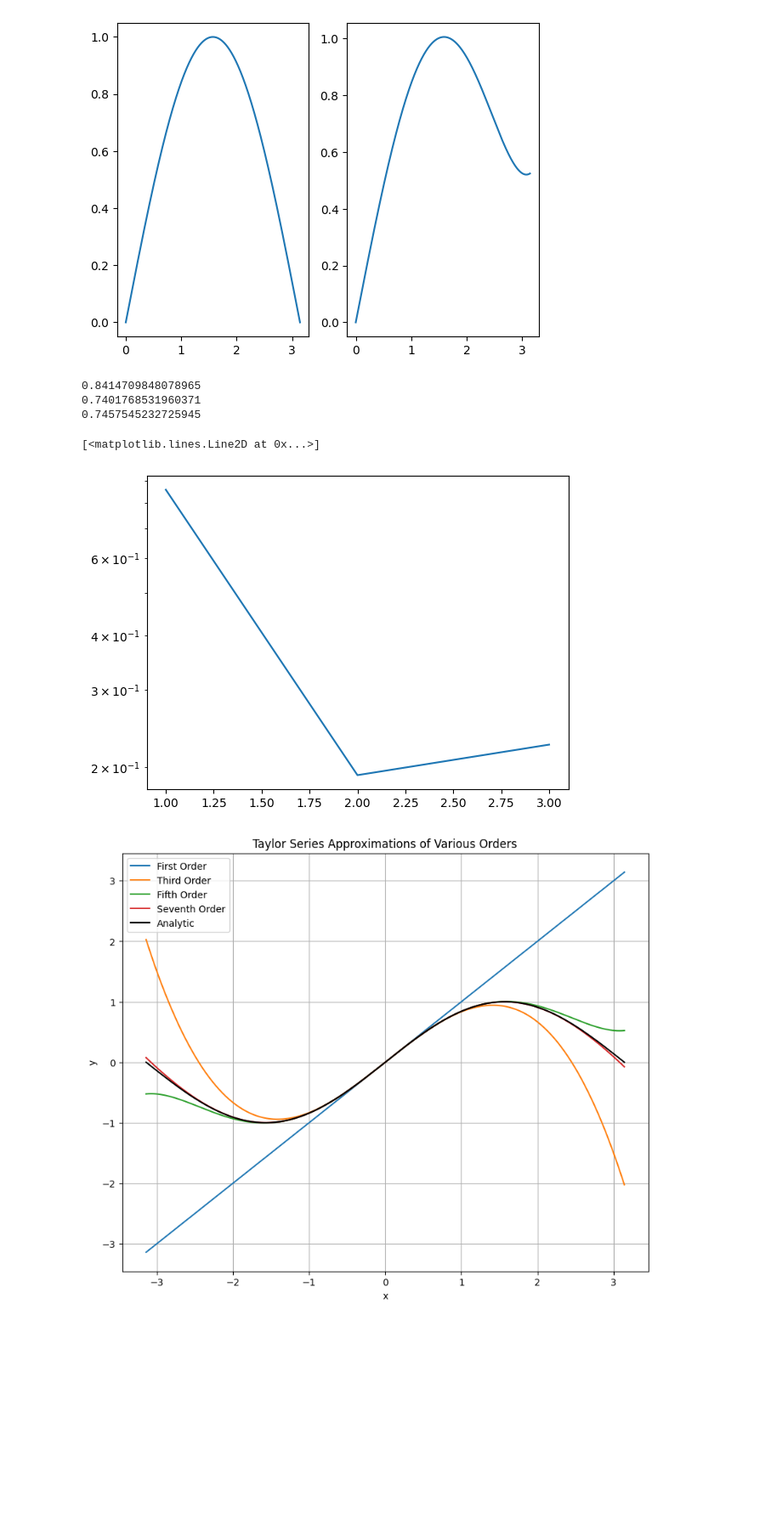
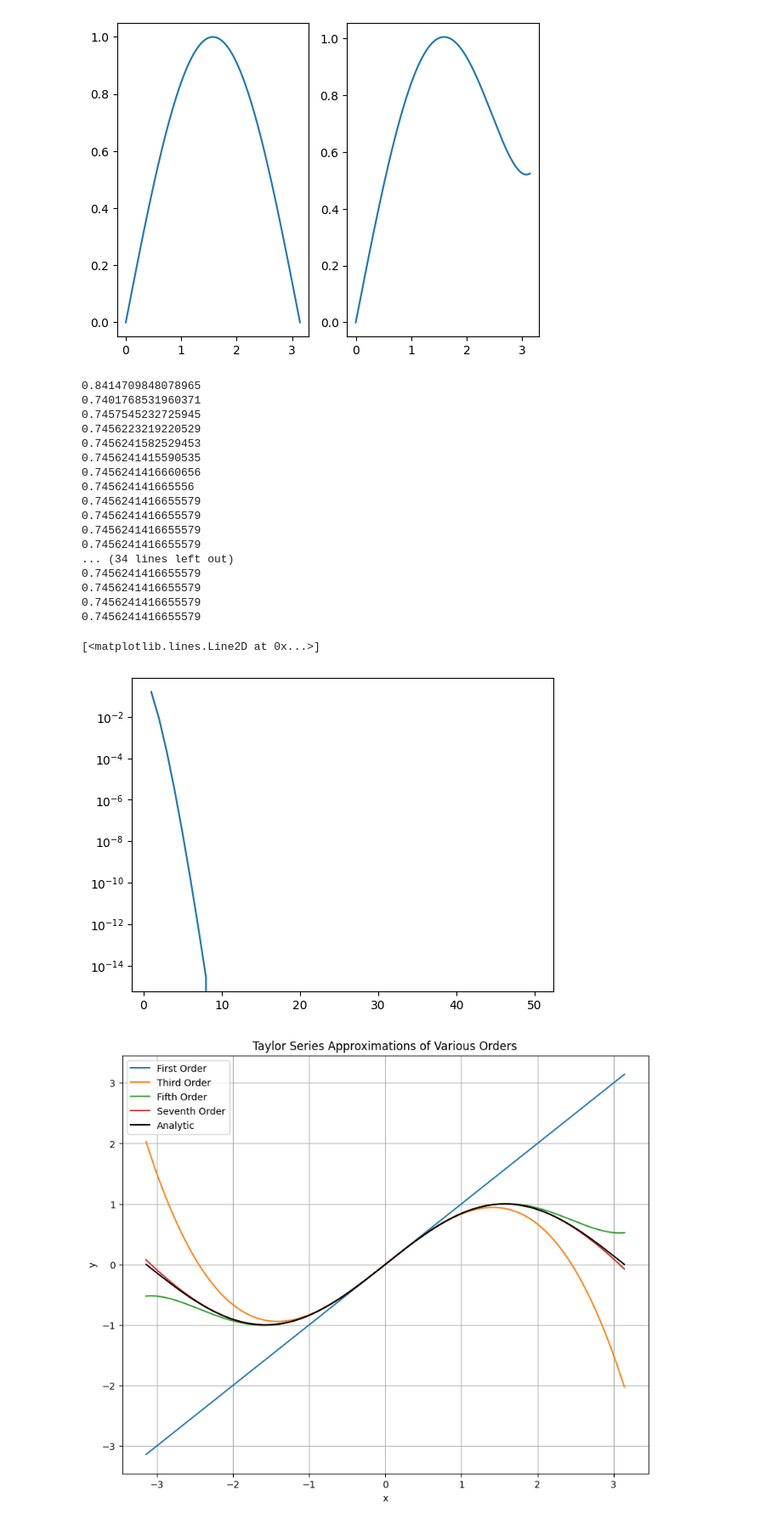
Before and after one commit to kalle6452/PDE, a Jupyter notebook: lab01.ipynb, the cells around one changed output. Shown at 85% size. Saved outputs shown, nothing was run; the diff lists cells and outputs as text; code cells hidden in the pictures; blank space fills up the shorter version.

```diff
--- a/lab01.ipynb
+++ b/lab01.ipynb
@@ -721,30 +729,44 @@ plt.plot(x,s)
 # %%
 # Plotting residual logarithmically
 # Skriv här!!!!!
 x = 1.0  # assign some value
 j = 0    # index
 s = 0
 sign = 1.0
-N = 3
+N = 50
 lista = []
 while j < N:
     k = 2*j+1
     term = sign*x**k/mt.factorial(k)
     s = s + term
     j += 1
     sign = -sign
-    pi_approx = 4*s
-    res = np.abs(pi_approx-np.pi)
+    res = np.abs(np.sin(x)-s)
     lista.append(res)
     print(np.sin(s))
 x = np.linspace(1,N,N)
 plt.semilogy(x,lista)
+#plt.plot(x,lista)
 # %% [output]
 0.8414709848078965
 0.7401768531960371
 0.7457545232725945
+0.7456223219220529
+0.7456241582529453
+0.7456241415590535
+0.7456241416660656
+0.745624141665556
+0.7456241416655579
+0.7456241416655579
+0.7456241416655579
+0.7456241416655579
+... (34 lines left out)
+0.7456241416655579
+0.7456241416655579
+0.7456241416655579
+0.7456241416655579
 [<matplotlib.lines.Line2D at 0x...>]
-[figure, old version]
+[figure, new version]
 # %%
 # Online
 import math
```
Also changed, not shown: parts of 10 cells of this notebook.
